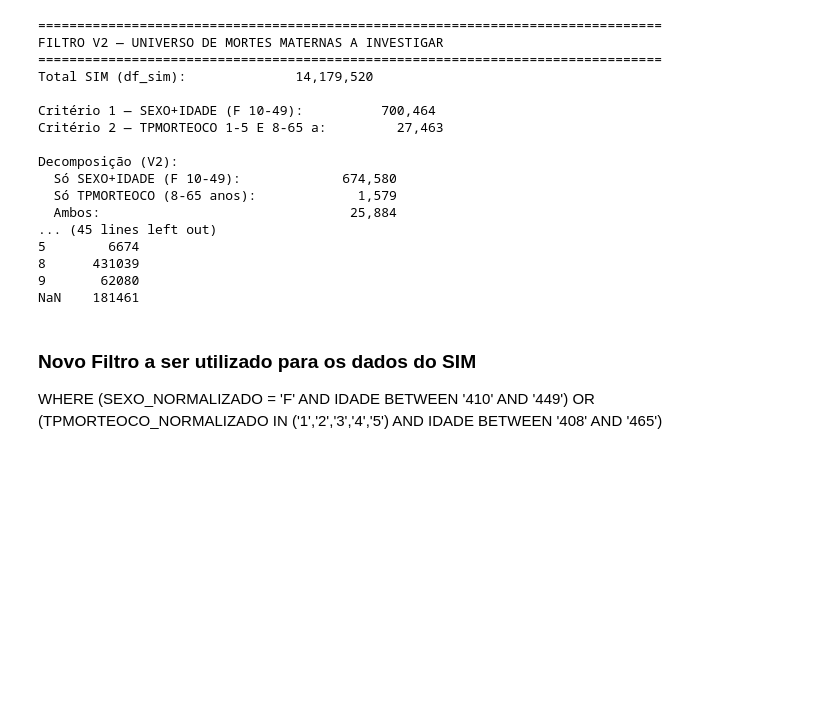
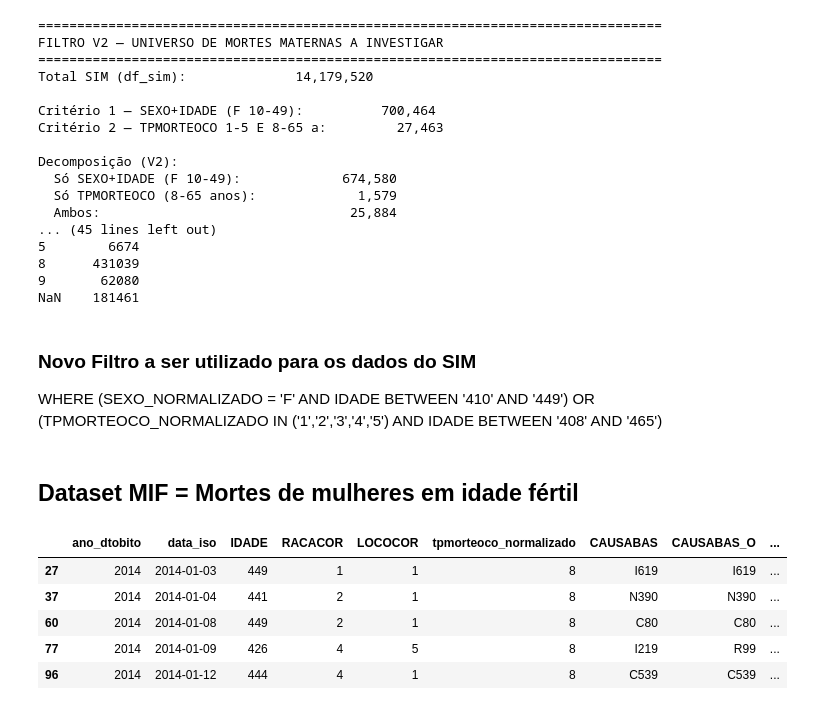
Before and after one commit to baquerolima/maternal_mortality_analysis, a Jupyter notebook: exploracoes/analisa_variaveis_dim.ipynb, the cells around one changed output. Drawn from its saved outputs; the diff is of its cells as text; code cells hidden in the pictures; blank space fills up the shorter version.

```diff
--- a/exploracoes/analisa_variaveis_dim.ipynb
+++ b/exploracoes/analisa_variaveis_dim.ipynb
@@ -1643,3 +1643,7 @@ NaN    181461
 ### Novo Filtro a ser utilizado para os dados do SIM
 
 WHERE (SEXO_NORMALIZADO = 'F' AND IDADE BETWEEN '410' AND '449') OR (TPMORTEOCO_NORMALIZADO IN ('1','2','3','4','5') AND IDADE BETWEEN '408' AND '465')
+# %% [markdown]
+## Dataset MIF = Mortes de mulheres em idade fértil
+# %%
+mif = df_filtrado_v2[['ano_dtobito', 'data_iso', 'IDADE', 'RACACOR', 'LOCOCOR', 'tpmorteoco_normalizado', 'CAUSABAS', 'CAUSABAS_O', 'CODMUNOCOR', 'CODMUNRES', 'ASSISTMED', 'CODESTAB']].copy()
@@ -1645,0 +1652,9 @@ WHERE (SEXO_NORMALIZADO = 'F' AND IDADE BETWEEN '410' AND '449') OR (TPMORTEOCO_
+# %%
+mif.head()
+# %% [output]
+|  | ano_dtobito | data_iso | IDADE | RACACOR | LOCOCOR | tpmorteoco_normalizado | CAUSABAS | CAUSABAS_O | ... |
+| 27 | 2014 | 2014-01-03 | 449 | 1 | 1 | 8 | I619 | I619 | ... |
+| 37 | 2014 | 2014-01-04 | 441 | 2 | 1 | 8 | N390 | N390 | ... |
+| 60 | 2014 | 2014-01-08 | 449 | 2 | 1 | 8 | C80 | C80 | ... |
+| 77 | 2014 | 2014-01-09 | 426 | 4 | 5 | 8 | I219 | R99 | ... |
+| 96 | 2014 | 2014-01-12 | 444 | 4 | 1 | 8 | C539 | C539 | ... |
```
Also changed, not shown: parts of 1 cell of this notebook, 2 other files.
